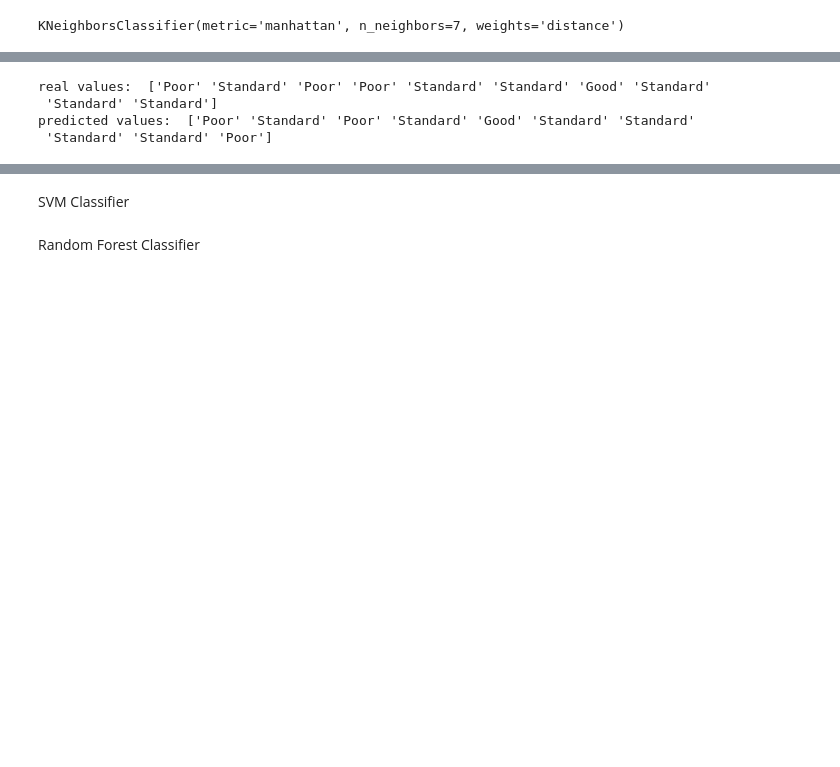
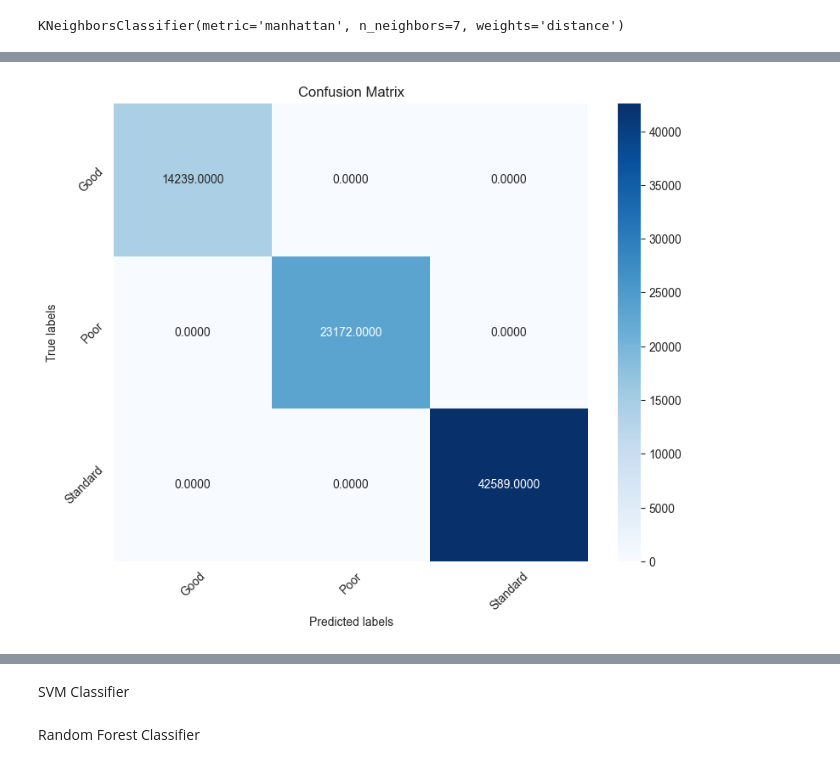
Before and after one commit to HoltechHard/Specialized_Topics_AI-ML-5130203, a Jupyter notebook: lesson04/lab04.ipynb, the cells around one changed output, grey strips where cells are left out. Cells and saved outputs as stored; diff of their text form; code cells hidden in the pictures; blank space fills up the shorter version.

```diff
--- a/lesson04/lab04.ipynb
+++ b/lesson04/lab04.ipynb
@@ -456,12 +465,3 @@ KNeighborsClassifier(metric='manhattan', n_neighbors=7, weights='distance')
 # deploy knn model
 from scripts.deploy import DeployClassifier
 DeployClassifier(path="models").save_model(filename="knn_v1.pkl", model=knn_model)
-# %%
-# make predictions
-print("real values: ", y_test[0:10].values)
-print("predicted values: ", knn_model.predict(x_test[0:10]))
-# %% [output]
-real values:  ['Poor' 'Standard' 'Poor' 'Poor' 'Standard' 'Standard' 'Good' 'Standard'
- 'Standard' 'Standard']
-predicted values:  ['Poor' 'Standard' 'Poor' 'Standard' 'Good' 'Standard' 'Standard'
- 'Standard' 'Standard' 'Poor']
@@ -476,3 +473,7 @@ eval_knn = EvalClassifier(model = rec_knn)
 # %%
 # get confusion matrix in training
 y_pred = rec_knn.predict(x_train)
+cmknn_train = eval_knn.get_confusion_matrix(y_train.values, y_pred, classes)
+eval_knn.plot_confusion_matrix(cmknn_train, classes)
+# %% [output]
+[figure, added]
```
Also changed, not shown: parts of 37 cells of this notebook.
